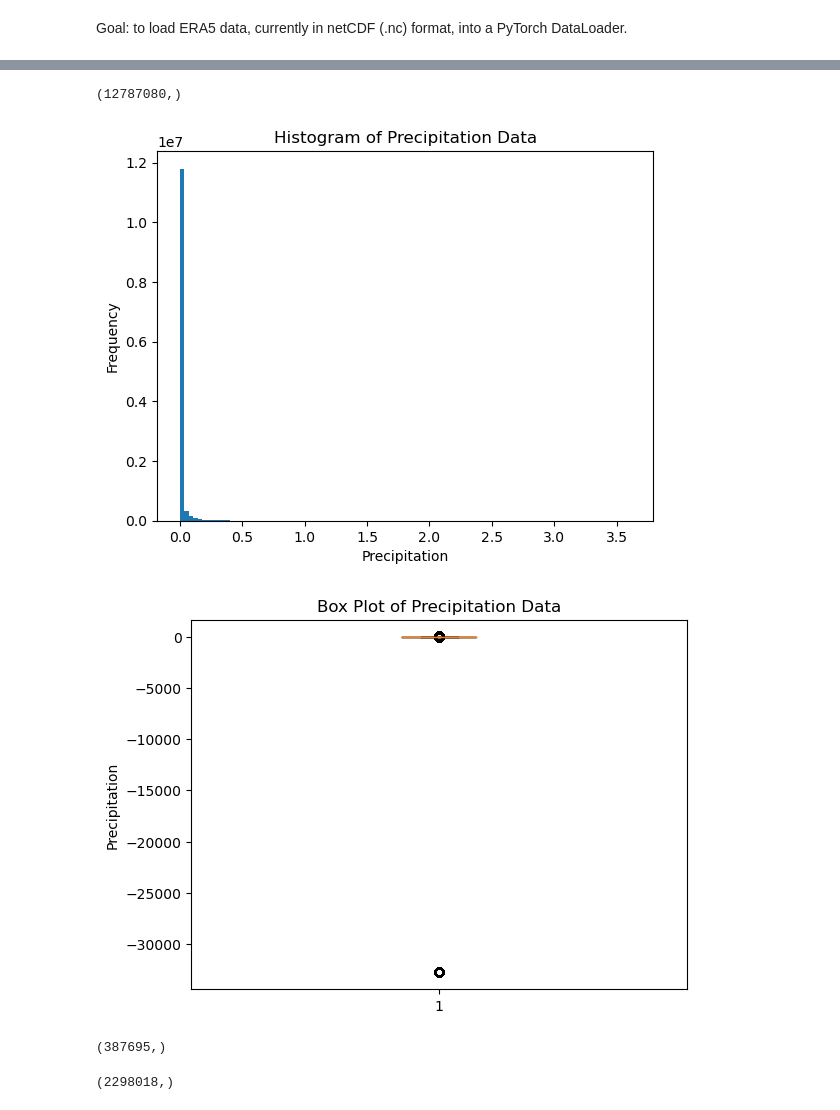
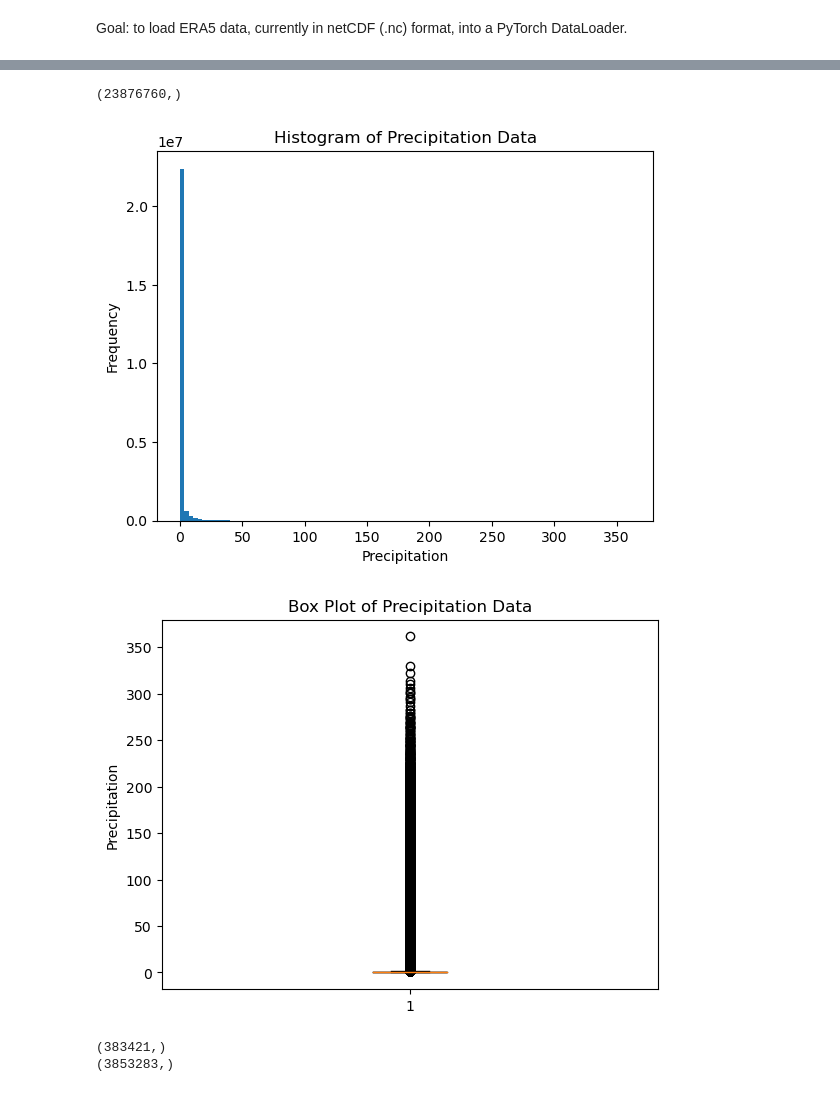
Before and after one commit to ghostpress/rainfall-pde-ml, a Jupyter notebook: src/temperature/notebooks/ExploreERA5.ipynb, the cells around one changed output, grey strips where cells are left out. Cells and saved outputs as stored; diff of their text form; code cells hidden in the pictures.

```diff
--- a/src/temperature/notebooks/ExploreERA5.ipynb
+++ b/src/temperature/notebooks/ExploreERA5.ipynb
@@ -99,0 +26,3 @@ np.ma.count_masked(precip)
+# %%
+precip_arr = np.load("/home/lucia/projects/FORMES/rainfall-pde-ml/data/era5_npy/tp_6h_2000-01-01_2023-09-07_filled.npy")
+temp_arr = np.load("/home/lucia/projects/FORMES/rainfall-pde-ml/data/era5_npy/t2m_6h_2000-01-01_2023-09-07_filled.npy")
@@ -194,34 +129,34 @@ plt.show()
 # %%
 # Outlier detection
-flattened_data = precip.reshape(-1) * 100
+flattened_data = precip_arr.reshape(-1) * 100
 print(flattened_data.shape)
 plt.hist(flattened_data, bins=100)
 plt.xlabel('Precipitation')
 plt.ylabel('Frequency')
 plt.title('Histogram of Precipitation Data')
 plt.show()
 
 # Create a box plot
 plt.boxplot(flattened_data)
 plt.ylabel('Precipitation')
 plt.title('Box Plot of Precipitation Data')
 plt.show()
 
 z_scores = np.abs(stats.zscore(flattened_data))
 threshold = 3  # Adjust as needed
 outliers = flattened_data[np.where(z_scores > threshold)]
 print(outliers.shape)
 Q1 = np.percentile(flattened_data, 25)
 Q3 = np.percentile(flattened_data, 75)
 IQR = Q3 - Q1
 lower_bound = Q1 - 1.5 * IQR
 upper_bound = Q3 + 1.5 * IQR
 
 outliers = flattened_data[(flattened_data < lower_bound) | (flattened_data > upper_bound)]
 print(outliers.shape)
 # %% [output]
-(12787080,)
+(23876760,)
-[figure, old version]
+[figure, new version]
-[figure, old version]
+[figure, new version]
-(387695,)
+(383421,)
+(3853283,)
-(2298018,)
```
Also changed, not shown: parts of 20 cells of this notebook.
